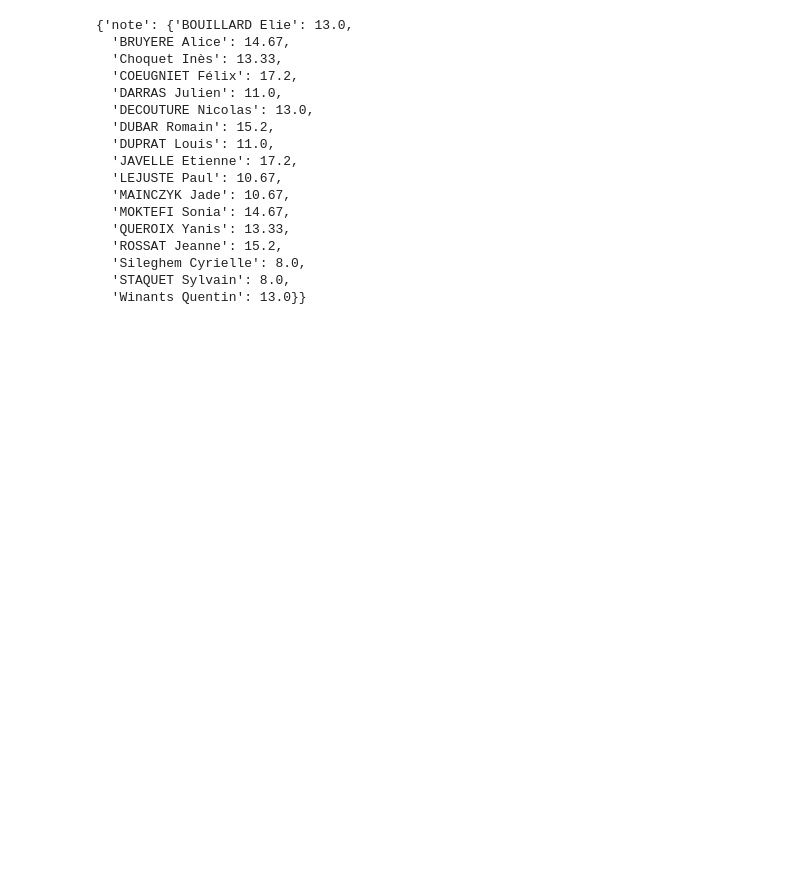
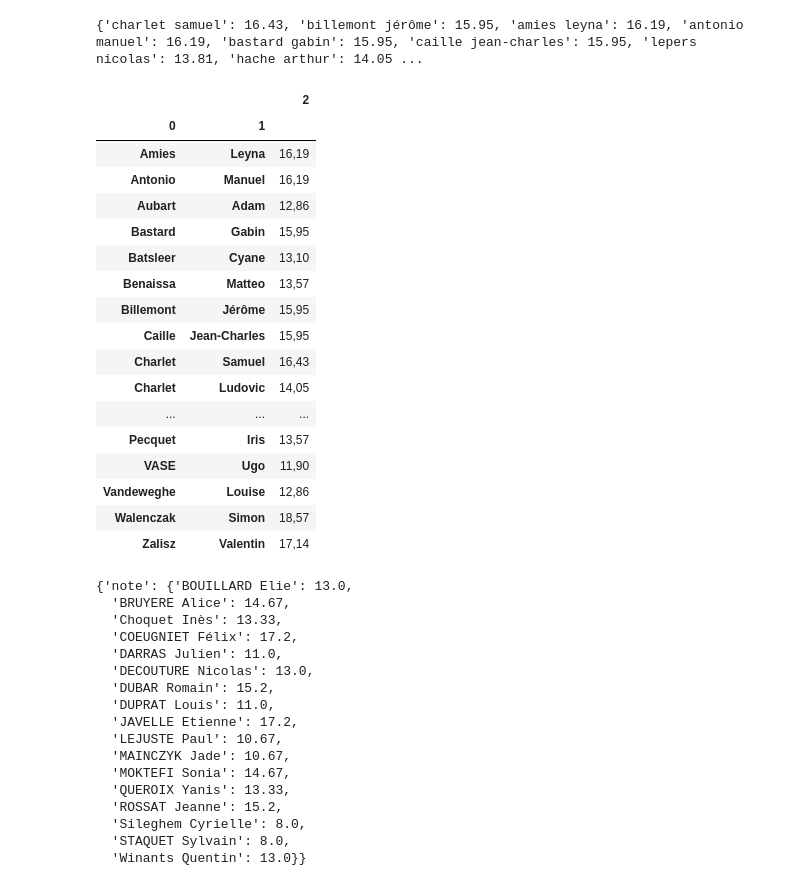
Before and after one commit to VincentReynaert/L1_Algo_local, a Jupyter notebook: jupyter/Webbot.ipynb, the cells around one changed output. Drawn from its saved outputs; the diff is of its cells as text; code cells hidden in the pictures; blank space fills up the shorter version.

```diff
--- a/jupyter/Webbot.ipynb
+++ b/jupyter/Webbot.ipynb
@@ -17,7 +23,31 @@ web.click("M1 JV S1")
 # %%
 import pandas as pd
 # %%
-df = pd.read_csv("note.csv",sep=';',index_col='id')
+df = pd.read_csv("Visual_notes.csv",sep=',',index_col=[0,1],header=None)
+notes = df[2].map(lambda i : eval(i.replace(',','.'))).to_dict()
+notes = {str.lower(a) + " " + str.lower(b):notes[(a,b)] for a,b in notes.keys()}
+print(notes)
+df.sort_index()
+# %% [output]
+{'charlet samuel': 16.43, 'billemont jérôme': 15.95, 'amies leyna': 16.19, 'antonio manuel': 16.19, 'bastard gabin': 15.95, 'caille jean-charles': 15.95, 'lepers nicolas': 13.81, 'hache arthur': 14.05 ...
+|  |  | 2 |
+| 0 | 1 |  |
+| Amies | Leyna | 16,19 |
+| Antonio | Manuel | 16,19 |
+| Aubart | Adam | 12,86 |
+| Bastard | Gabin | 15,95 |
+| Batsleer | Cyane | 13,10 |
+| Benaissa | Matteo | 13,57 |
+| Billemont | Jérôme | 15,95 |
+| Caille | Jean-Charles | 15,95 |
+| Charlet | Samuel | 16,43 |
+| Charlet | Ludovic | 14,05 |
+| ... | ... | ... |
+| Pecquet | Iris | 13,57 |
+| VASE | Ugo | 11,90 |
+| Vandeweghe | Louise | 12,86 |
+| Walenczak | Simon | 18,57 |
+| Zalisz | Valentin | 17,14 |
 # %%
 web.press(web.Key.TAB)
 notes = df.to_dict()
```
Also changed, not shown: parts of 6 cells of this notebook, 5 other files.
